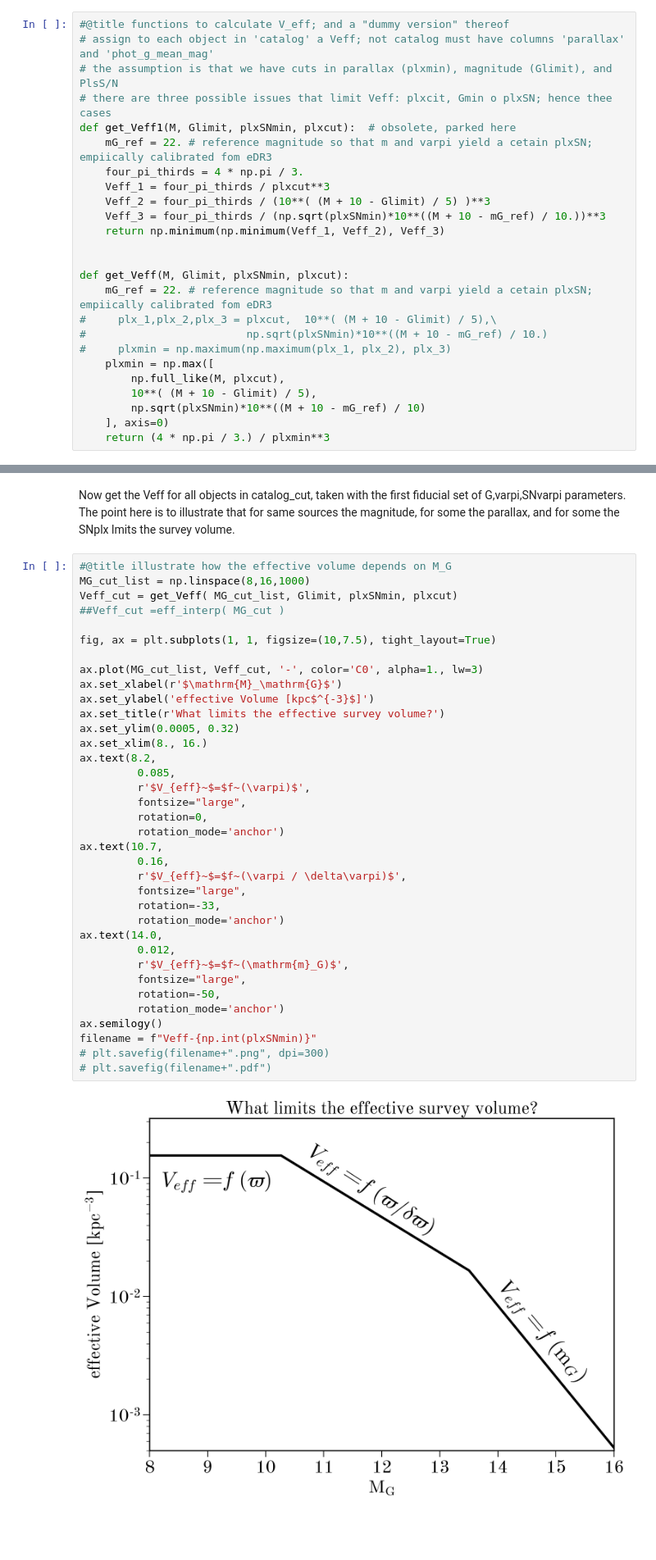
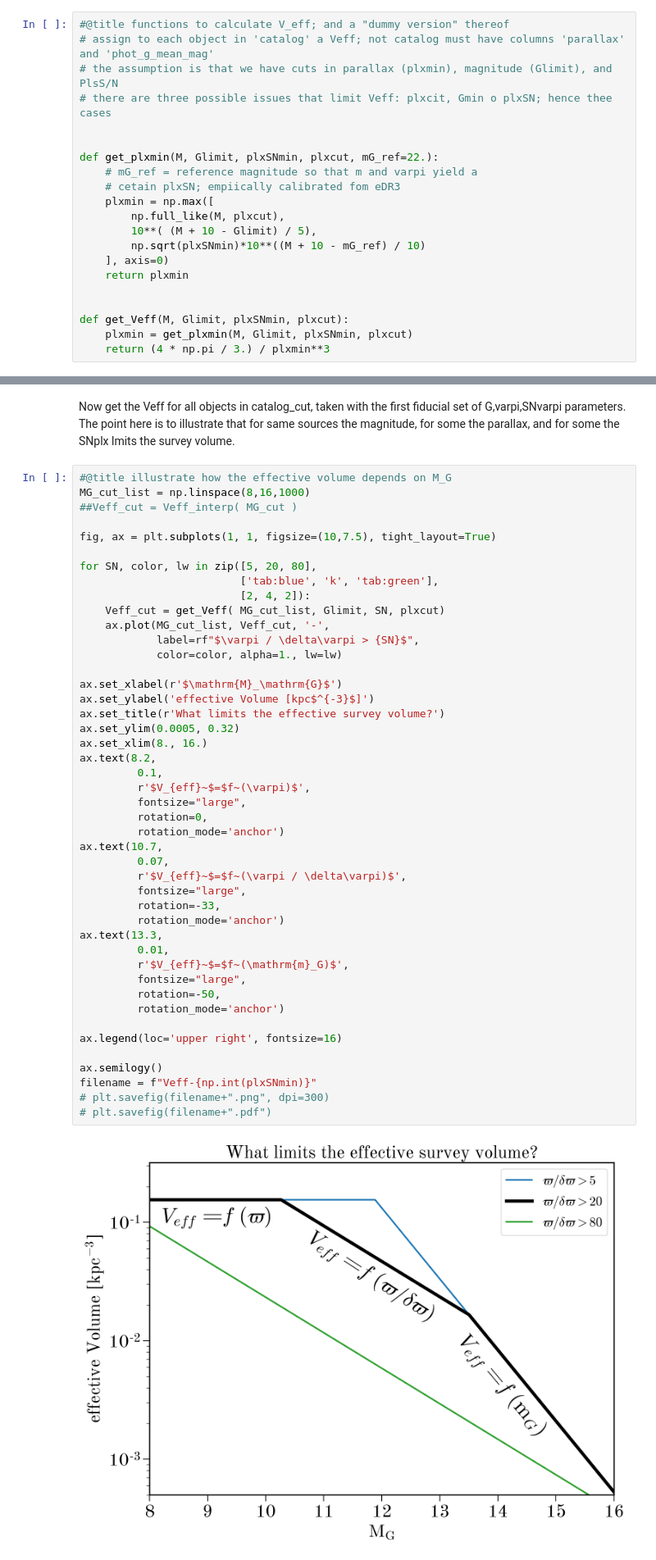
Before and after one commit to gaia-unlimited/WD-selection-function, a Jupyter notebook: notebooks/plots_for_SF_WD_LCF_paper.ipynb, the cells around one changed output, grey strips where cells are left out. Shown at 82% size. Cells and saved outputs as stored; diff of their text form; blank space fills up the shorter version.

```diff
--- a/notebooks/plots_for_SF_WD_LCF_paper.ipynb
+++ b/notebooks/plots_for_SF_WD_LCF_paper.ipynb
@@ -452,25 +452,21 @@ For the subsequent steps we need two auxilliary functions: the one, get_Veff cal
 # assign to each object in 'catalog' a Veff; not catalog must have columns 'parallax' and 'phot_g_mean_mag'
 # the assumption is that we have cuts in parallax (plxmin), magnitude (Glimit), and PlsS/N
 # there are three possible issues that limit Veff: plxcit, Gmin o plxSN; hence thee cases
-def get_Veff1(M, Glimit, plxSNmin, plxcut):  # obsolete, parked here
-    mG_ref = 22. # reference magnitude so that m and varpi yield a cetain plxSN; empiically calibrated fom eDR3
-    four_pi_thirds = 4 * np.pi / 3.
-    Veff_1 = four_pi_thirds / plxcut**3
-    Veff_2 = four_pi_thirds / (10**( (M + 10 - Glimit) / 5) )**3
-    Veff_3 = four_pi_thirds / (np.sqrt(plxSNmin)*10**((M + 10 - mG_ref) / 10.))**3
-    return np.minimum(np.minimum(Veff_1, Veff_2), Veff_3)
 
 
-def get_Veff(M, Glimit, plxSNmin, plxcut):
-    mG_ref = 22. # reference magnitude so that m and varpi yield a cetain plxSN; empiically calibrated fom eDR3
-#     plx_1,plx_2,plx_3 = plxcut,  10**( (M + 10 - Glimit) / 5),\
-#                         np.sqrt(plxSNmin)*10**((M + 10 - mG_ref) / 10.)
-#     plxmin = np.maximum(np.maximum(plx_1, plx_2), plx_3)
+def get_plxmin(M, Glimit, plxSNmin, plxcut, mG_ref=22.):
+    # mG_ref = reference magnitude so that m and varpi yield a
+    # cetain plxSN; empiically calibrated fom eDR3
     plxmin = np.max([
         np.full_like(M, plxcut),
         10**( (M + 10 - Glimit) / 5),
         np.sqrt(plxSNmin)*10**((M + 10 - mG_ref) / 10)
     ], axis=0)
+    return plxmin
+
+
+def get_Veff(M, Glimit, plxSNmin, plxcut):
+    plxmin = get_plxmin(M, Glimit, plxSNmin, plxcut)
     return (4 * np.pi / 3.) / plxmin**3
 # %% [markdown]
 In the Cell below, we provide the code that does the Veff calculation for the case of a density slab, with a vertically Gaussian profile or scale-height h_z
@@ -518,41 +528,50 @@ The point here is to illustrate that for same sources the magnitude, for some th
 # %%
 #@title illustrate how the effective volume depends on M_G
 MG_cut_list = np.linspace(8,16,1000)
-Veff_cut = get_Veff( MG_cut_list, Glimit, plxSNmin, plxcut)
-##Veff_cut =eff_interp( MG_cut )
+##Veff_cut = Veff_interp( MG_cut )
 
 fig, ax = plt.subplots(1, 1, figsize=(10,7.5), tight_layout=True)
 
-ax.plot(MG_cut_list, Veff_cut, '-', color='C0', alpha=1., lw=3)
+for SN, color, lw in zip([5, 20, 80],
+                         ['tab:blue', 'k', 'tab:green'],
+                         [2, 4, 2]):
+    Veff_cut = get_Veff( MG_cut_list, Glimit, SN, plxcut)
+    ax.plot(MG_cut_list, Veff_cut, '-',
+            label=rf"$\varpi / \delta\varpi > {SN}$",
+            color=color, alpha=1., lw=lw)
+
 ax.set_xlabel(r'$\mathrm{M}_\mathrm{G}$')
 ax.set_ylabel('effective Volume [kpc$^{-3}$]')
 ax.set_title(r'What limits the effective survey volume?')
 ax.set_ylim(0.0005, 0.32)
 ax.set_xlim(8., 16.)
 ax.text(8.2,
-         0.085,
+         0.1,
          r'$V_{eff}~$=$f~(\varpi)$',
          fontsize="large",
          rotation=0,
          rotation_mode='anchor')
 ax.text(10.7,
-         0.16,
+         0.07,
          r'$V_{eff}~$=$f~(\varpi / \delta\varpi)$',
          fontsize="large",
          rotation=-33,
          rotation_mode='anchor')
-ax.text(14.0,
-         0.012,
+ax.text(13.3,
+         0.01,
          r'$V_{eff}~$=$f~(\mathrm{m}_G)$',
          fontsize="large",
          rotation=-50,
          rotation_mode='anchor')
+
+ax.legend(loc='upper right', fontsize=16)
+
 ax.semilogy()
 filename = f"Veff-{np.int(plxSNmin)}"
 # plt.savefig(filename+".png", dpi=300)
 # plt.savefig(filename+".pdf")
 # %% [output]
-[figure, old version]
+[figure, new version]
 # %% [markdown]
 Now, let's set up a 100x100 grid in MG-(B-R) space, weigh each point by 1./Veff(M_G)
 and make a plot; this is effectively the luminosity-color function of single WDs, Phi_0(M,c).
```
Also changed, not shown: parts of 18 cells of this notebook.
